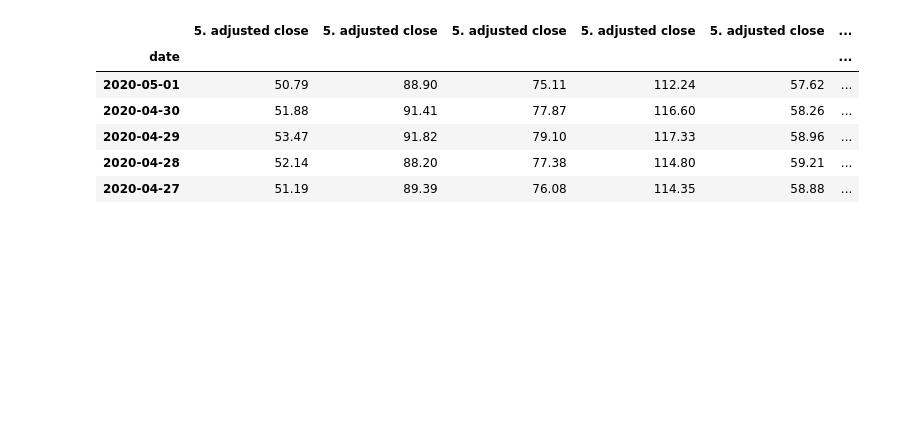
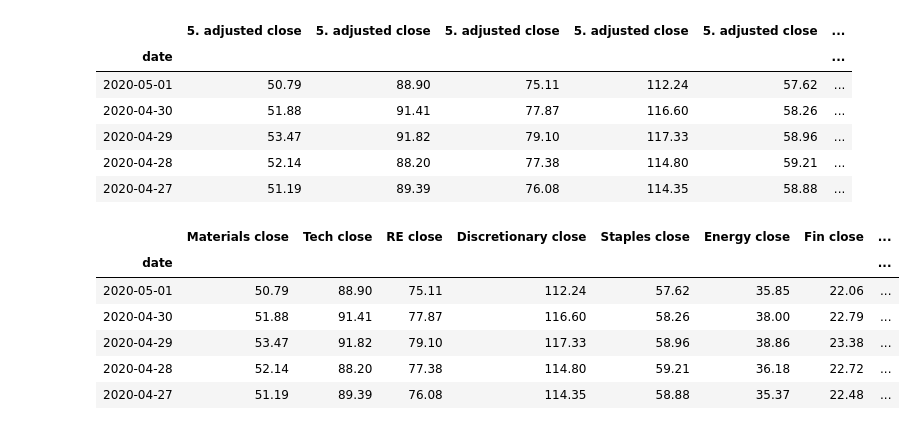
Before and after one commit to bkayratkyzy/Monte_Carlo_Simulations, a Jupyter notebook: notebooks/final.ipynb, the cells around one changed output. Saved outputs shown, nothing was run; the diff lists cells and outputs as text; code cells hidden in the pictures; blank space fills up the shorter version.

```diff
--- a/notebooks/final.ipynb
+++ b/notebooks/final.ipynb
@@ -98,3 +108,25 @@ concat_df.head()
 | 2020-04-29 | 53.47 | 91.82 | 79.10 | 117.33 | 58.96 | ... |
 | 2020-04-28 | 52.14 | 88.20 | 77.38 | 114.80 | 59.21 | ... |
 | 2020-04-27 | 51.19 | 89.39 | 76.08 | 114.35 | 58.88 | ... |
+# %%
+#Change column names to avoid confusion
+columns = ['Materials close',
+          'Tech close',
+          'RE close',
+          'Discretionary close',
+          'Staples close',
+          'Energy close',
+          'Fin close',
+          'HealthCare close',
+          'Industrials close',
+          'Utilities close']
+concat_df.columns = columns
+concat_df.head()
+# %% [output]
+|  | Materials close | Tech close | RE close | Discretionary close | Staples close | Energy close | Fin close | ... |
+| date |  |  |  |  |  |  |  | ... |
+| 2020-05-01 | 50.79 | 88.90 | 75.11 | 112.24 | 57.62 | 35.85 | 22.06 | ... |
+| 2020-04-30 | 51.88 | 91.41 | 77.87 | 116.60 | 58.26 | 38.00 | 22.79 | ... |
+| 2020-04-29 | 53.47 | 91.82 | 79.10 | 117.33 | 58.96 | 38.86 | 23.38 | ... |
+| 2020-04-28 | 52.14 | 88.20 | 77.38 | 114.80 | 59.21 | 36.18 | 22.72 | ... |
+| 2020-04-27 | 51.19 | 89.39 | 76.08 | 114.35 | 58.88 | 35.37 | 22.48 | ... |
```
Also changed, not shown: parts of 13 cells of this notebook.
